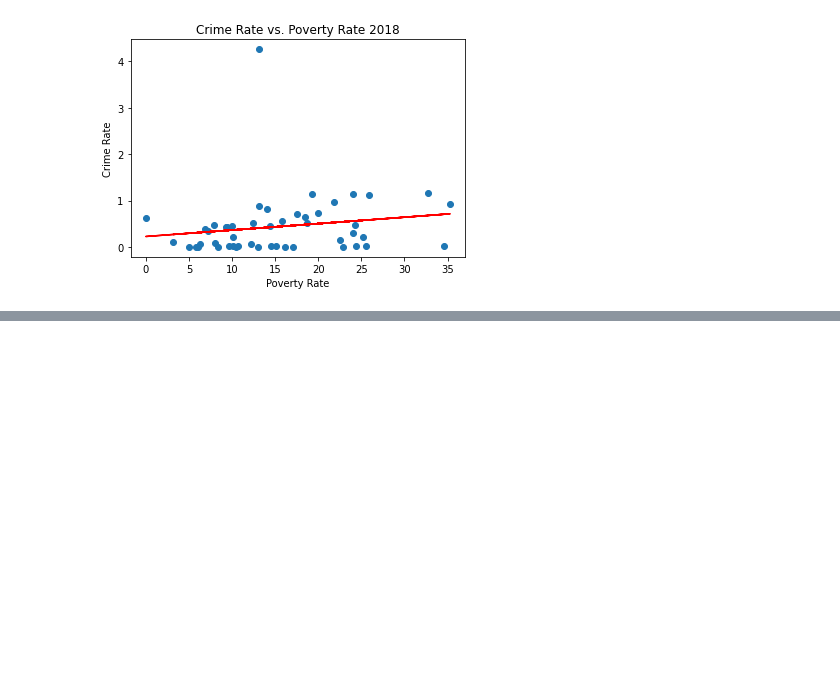
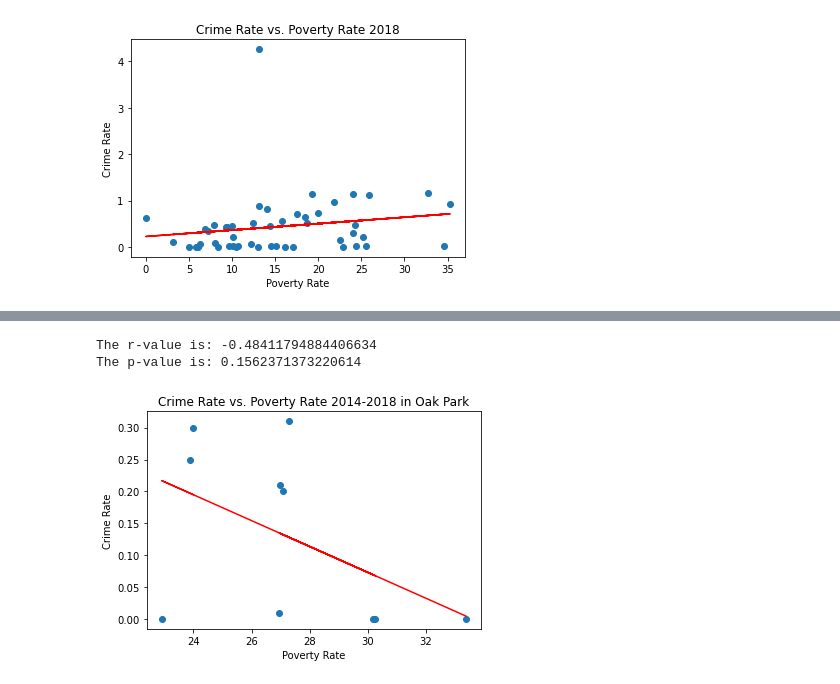
Before and after one commit to sean-galloway/Crime_and_Poverty, a Jupyter notebook: ScatterRegress_CrimeRate_HV_PV.ipynb, the cells around one changed output, grey strips where cells are left out. Cells and saved outputs as stored; diff of their text form; code cells hidden in the pictures; blank space fills up the shorter version.

```diff
--- a/ScatterRegress_CrimeRate_HV_PV.ipynb
+++ b/ScatterRegress_CrimeRate_HV_PV.ipynb
@@ -106,3 +115,9 @@ The p-value is: 0.2447731232997062
+# %%
+plot_linear_regression(mp_oakpark_df["Poverty Rate"], mp_oakpark_df["Crime Rate"], "Poverty Rate", "Crime Rate",  "Crime Rate vs. Poverty Rate 2014-2018 in Oak Park", "./Images/cvp_oakpark_20142018.png")
+# %% [output]
+The r-value is: -0.48411794884406634
+The p-value is: 0.1562371373220614
+[figure, added]
 # %%
 # convert crime count to crime rate
 # crime rate vs home value
```
Also changed, not shown: parts of 2 cells of this notebook.
